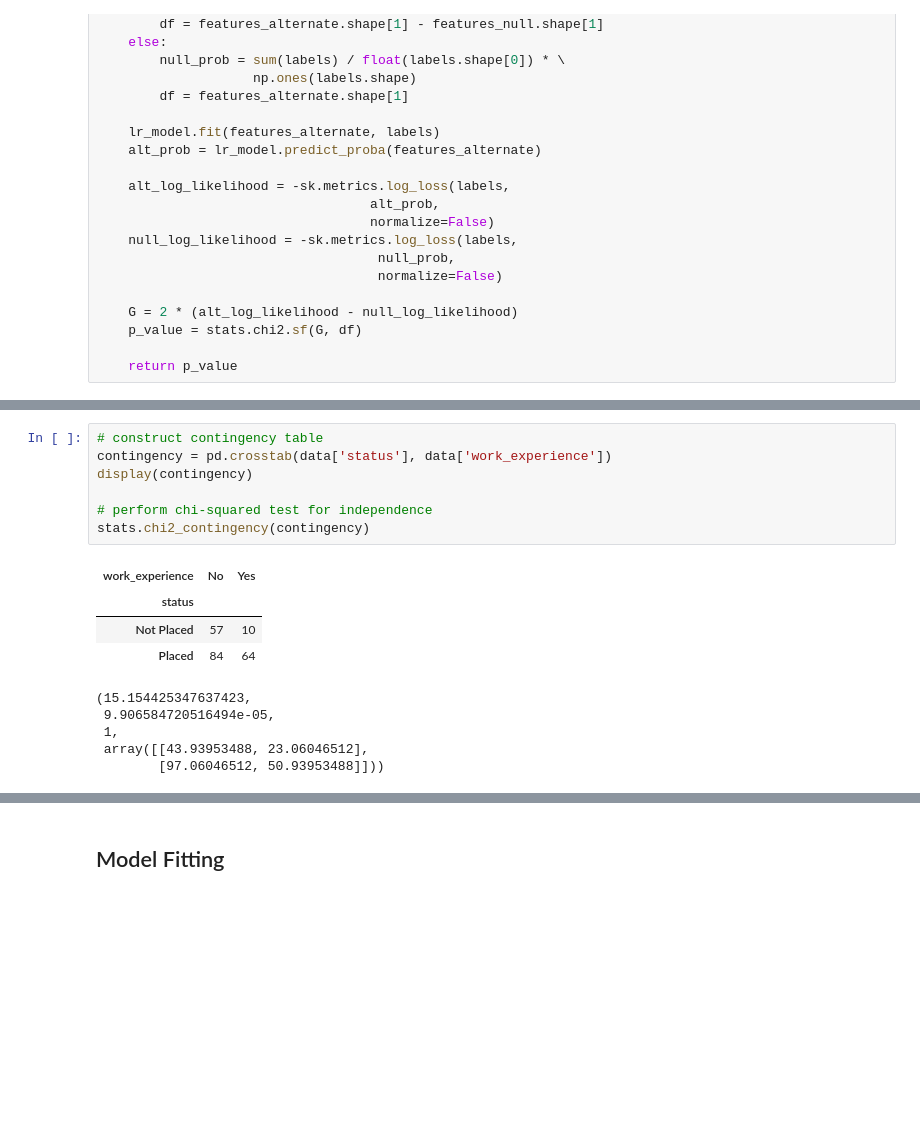
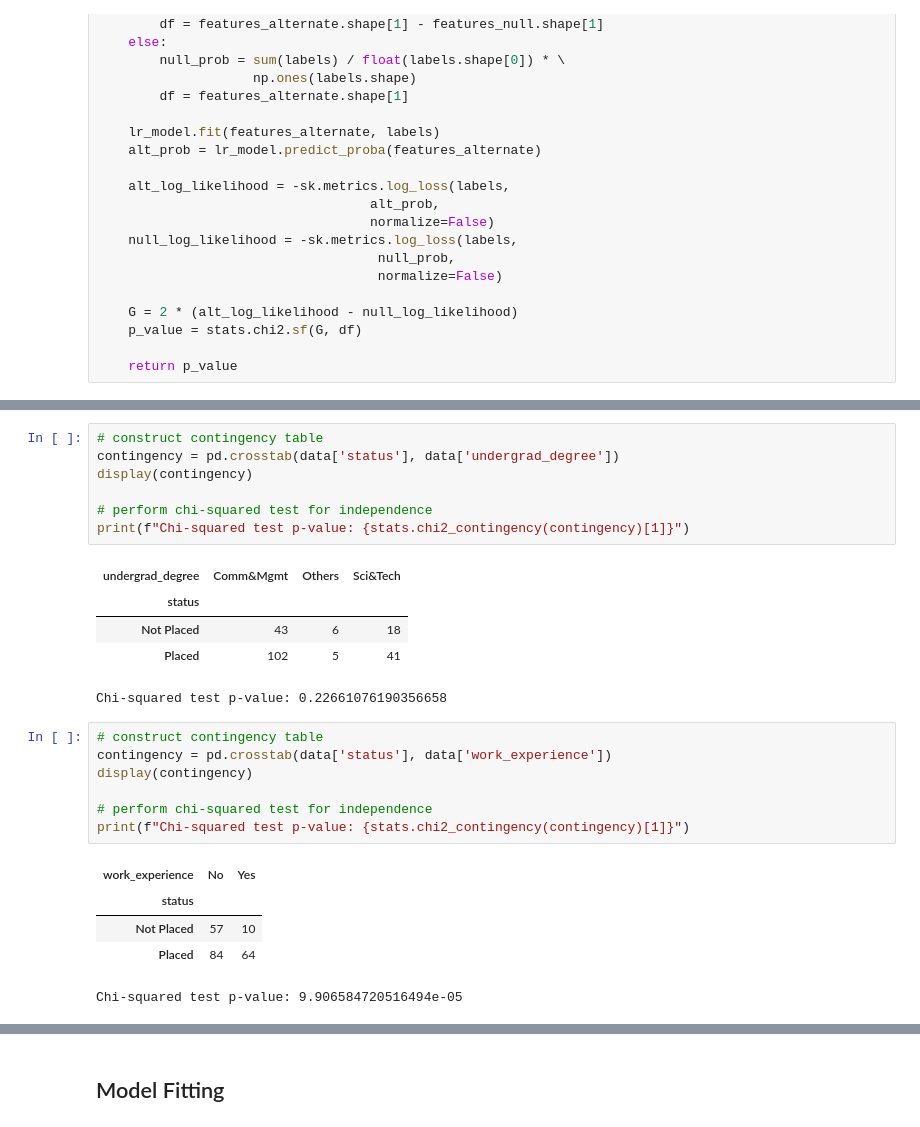
Before and after one commit to akiehl2000/PythonPractice, a Jupyter notebook: JobPlacement/jobsAnalysis.ipynb, the cells around one changed output, grey strips where cells are left out. Cells and saved outputs as stored; diff of their text form; blank space fills up the shorter version.

```diff
--- a/JobPlacement/jobsAnalysis.ipynb
+++ b/JobPlacement/jobsAnalysis.ipynb
@@ -221,20 +359,29 @@ rp.summary_cat(data[['gender', 'ssc_board', 'hsc_board', 'hsc_subject', 'undergr
+# %%
+# construct contingency table
+contingency = pd.crosstab(data['status'], data['undergrad_degree'])
+display(contingency)
+
+# perform chi-squared test for independence
+print(f"Chi-squared test p-value: {stats.chi2_contingency(contingency)[1]}")
+# %% [output]
+| undergrad_degree | Comm&Mgmt | Others | Sci&Tech |
+| status |  |  |  |
+| Not Placed | 43 | 6 | 18 |
+| Placed | 102 | 5 | 41 |
+Chi-squared test p-value: 0.22661076190356658
 # %%
 # construct contingency table
 contingency = pd.crosstab(data['status'], data['work_experience'])
 display(contingency)
 
 # perform chi-squared test for independence
-stats.chi2_contingency(contingency)
+print(f"Chi-squared test p-value: {stats.chi2_contingency(contingency)[1]}")
 # %% [output]
 | work_experience | No | Yes |
 | status |  |  |
 | Not Placed | 57 | 10 |
 | Placed | 84 | 64 |
-(15.154425347637423,
- 9.906584720516494e-05,
- 1,
- array([[43.93953488, 23.06046512],
-        [97.06046512, 50.93953488]]))
+Chi-squared test p-value: 9.906584720516494e-05
 # %%
 # construct contingency table
 contingency = pd.crosstab(data['status'], data['specialisation'])
```
Also changed, not shown: parts of 34 cells of this notebook.
